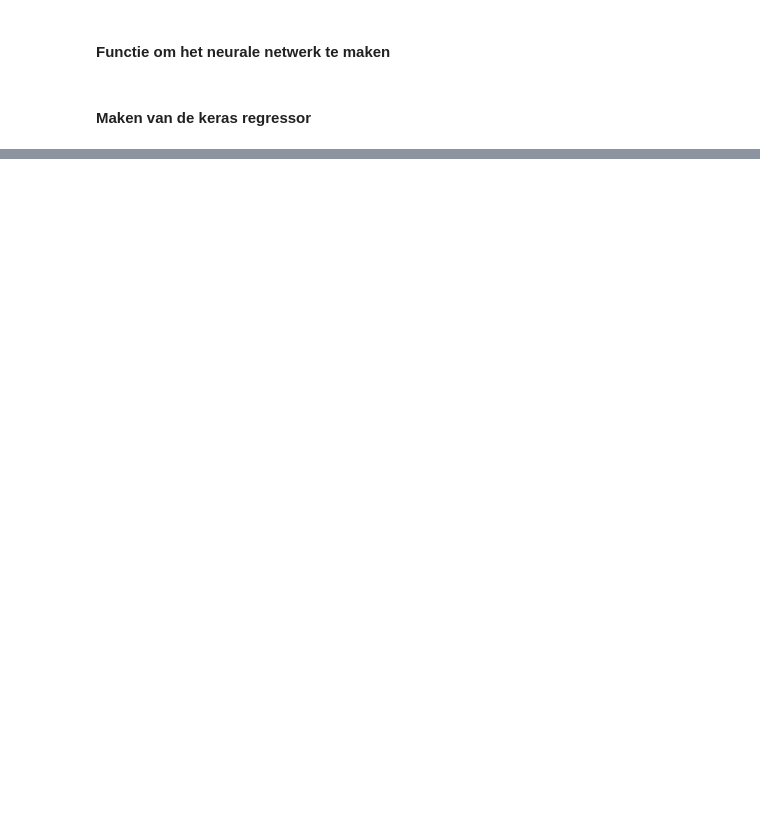
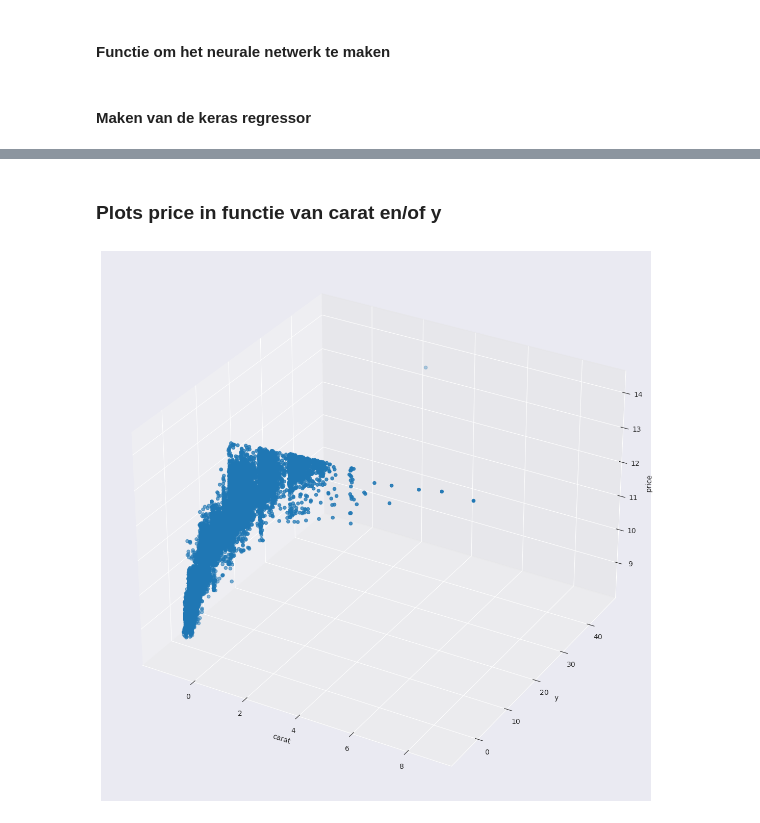
Before and after one commit to effevee/data_analyse_ml_frankv, a Jupyter notebook: ProjectDiamonds/Project_Diamanten.ipynb, the cells around one changed output, grey strips where cells are left out. Cells and saved outputs as stored; diff of their text form; code cells hidden in the pictures; blank space fills up the shorter version.

```diff
--- a/ProjectDiamonds/Project_Diamanten.ipynb
+++ b/ProjectDiamonds/Project_Diamanten.ipynb
@@ -683,0 +733,7 @@ WARNING:tensorflow:Value in checkpoint could not be found in the restored object
+# %%
+train_set_tf,test_set_tf = train_test_split(df,test_size=0.3,random_state=42)
+# random_state is randomseed voor de random functie
+print('aantal entries in train_set:', len(train_set_tf))
+print('aantal entries in test_set: ', len(test_set_tf))
+print('stukje inhoud train_set:')
+train_set_tf.head()
@@ -683,0 +750,8 @@ WARNING:tensorflow:Value in checkpoint could not be found in the restored object
+# %%
+dataProcess_tf = None
+train_X_tf,train_y_tf,dataProcess_tf = preprocess_targetTf(train_set_tf,['carat','y'],'price',dataProcess_tf)
+print('X train set:')
+print(train_X_tf)
+print('y train set:')
+print(train_y_tf[:20])
+print(dataProcess_tf)
@@ -683,0 +777,15 @@ WARNING:tensorflow:Value in checkpoint could not be found in the restored object
+# %% [markdown]
+### Plots price in functie van carat en/of y
+# %%
+snb.set_style('darkgrid')  # stijl grafiek
+plt.figure(figsize=(16,14))
+axes = plt.axes(projection='3d')
+# 1ste kolom van train set is [:,0], want is een numpy matrix
+axes.scatter3D(train_X_tf[:,0],train_X_tf[:,1],train_y_tf)
+
+axes.set_xlabel('carat')
+axes.set_ylabel('y')
+axes.set_zlabel('price')
+plt.show()
+# %% [output]
+[figure, added]
```
Also changed, not shown: parts of 34 cells of this notebook.
